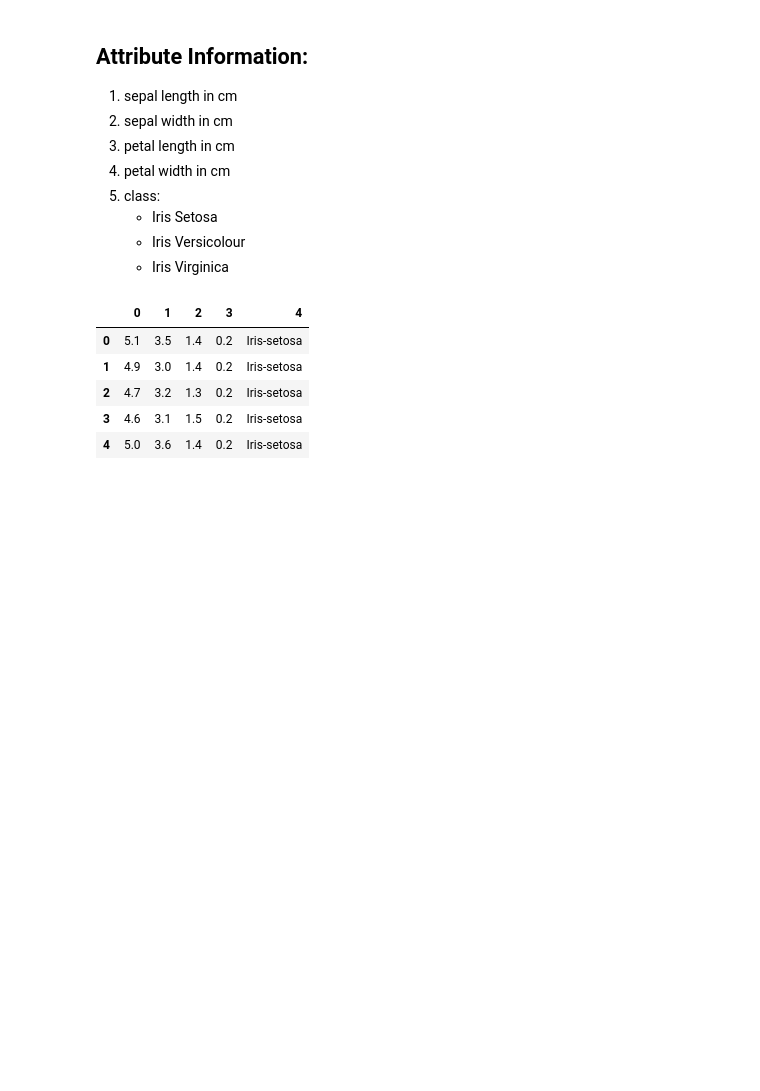
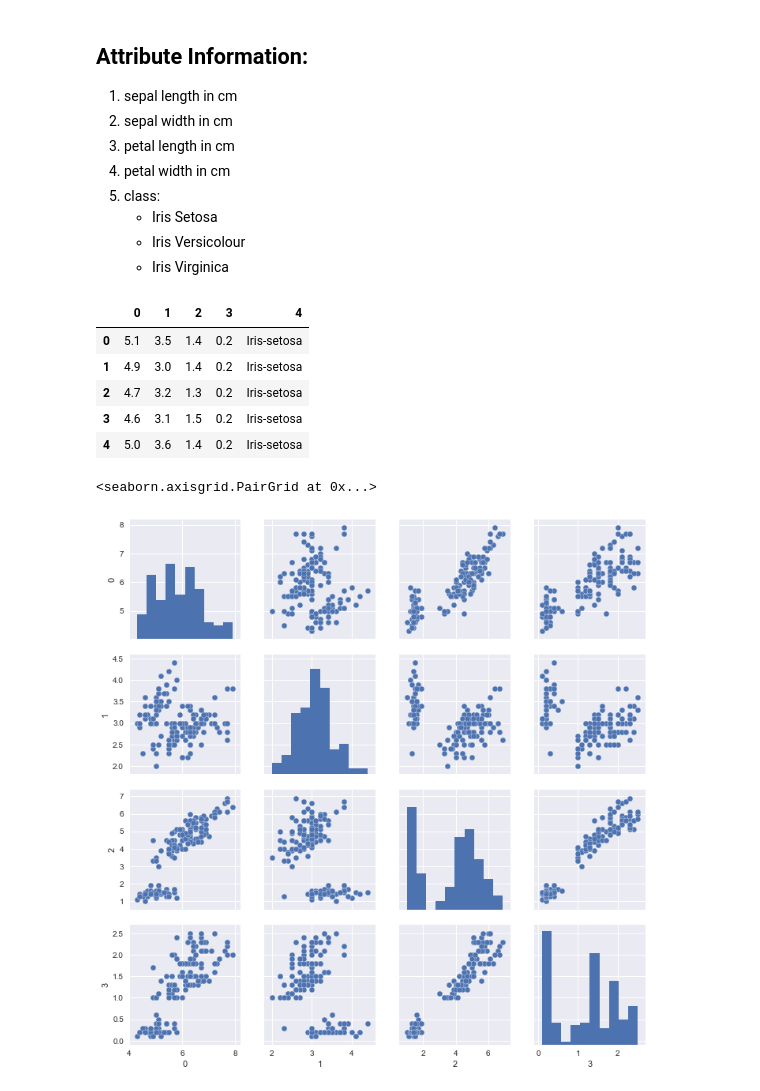
Before and after one commit to kodeutility/Iris-Flowers-Classification, a Jupyter notebook: Iris_Flower_Classification.ipynb, the cells around one changed output. Cells and saved outputs as stored; diff of their text form; code cells hidden in the pictures; blank space fills up the shorter version.

Commit message:
pairplot

```diff
--- a/Iris_Flower_Classification.ipynb
+++ b/Iris_Flower_Classification.ipynb
@@ -31,3 +31,8 @@ dataset.head()
 | 2 | 4.7 | 3.2 | 1.3 | 0.2 | Iris-setosa |
 | 3 | 4.6 | 3.1 | 1.5 | 0.2 | Iris-setosa |
 | 4 | 5.0 | 3.6 | 1.4 | 0.2 | Iris-setosa |
+# %%
+sns.pairplot(dataset)
+# %% [output]
+<seaborn.axisgrid.PairGrid at 0x...>
+[figure, added]
```
